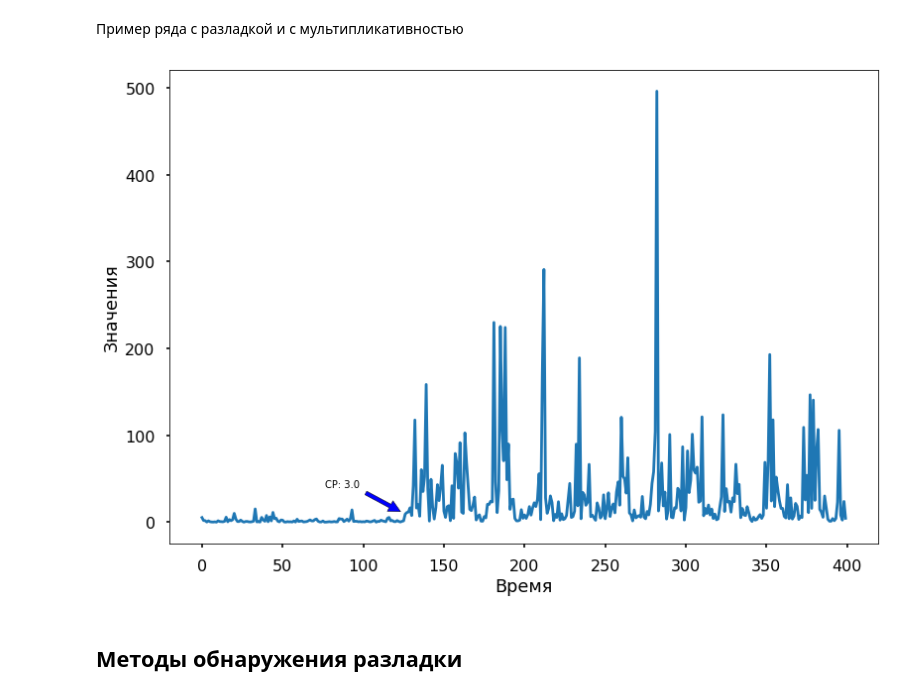
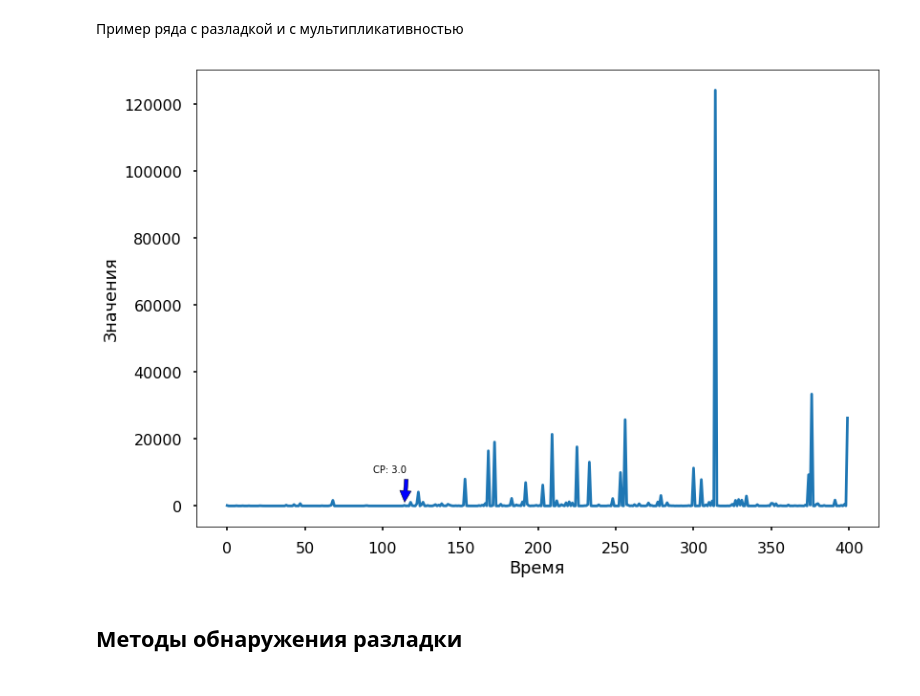
Before and after one commit to Klimmy/nir-ssa, a Jupyter notebook: 3rd semester/Data generating.ipynb, the cells around one changed output. Drawn from its saved outputs; the diff is of its cells as text; code cells hidden in the pictures.

```diff
--- a/3rd semester/Data generating.ipynb
+++ b/3rd semester/Data generating.ipynb
@@ -41,12 +41,12 @@ def data_generator(ts_length = 400, points_to_skip = 48, random_seed = None, cp_
         np.random.seed(random_seed)
 
     signal = np.cos(2*np.pi/24 * np.arange(0, ts_length) + (np.pi/2))
-    noise = np.random.normal(0,1,ts_length)
+    noise = np.random.normal(0,3,ts_length)
     signal = signal+noise
 
     change_point = np.random.choice(np.arange(points_to_skip,ts_length-points_to_skip),1)[0]
     change_point = np.random.choice([None,change_point],1,p=[1-cp_prob,cp_prob])[0]
-    change_point_value = np.random.normal(0,3,1)*np.random.choice([-1,1],1,)[0]
+    change_point_value = np.random.normal(3,0.4,1)*np.random.choice([-1,1],1,)[0]
 
     if change_point:
         signal[change_point:] = signal[change_point:]+change_point_value
@@ -81,15 +81,15 @@ plt.show()
 # %% [markdown]
 Пример ряда с разладкой и с мультипликативностью
 # %%
-generated = data_generator(cp_prob = 1, is_multiplicative = True, random_seed=102)
+generated = data_generator(cp_prob = 1, is_multiplicative = True, random_seed=1)
 plt.plot(generated[0])
 plt.ylabel('Значения')
 plt.xlabel('Время')
-plt.annotate('CP: {}'.format(round(generated[2][0])), xy=(generated[1], generated[0][generated[1]]), xytext=(generated[1]-50, 40), arrowprops=dict(facecolor='blue', shrink=0.1))
+plt.annotate('CP: {}'.format(round(generated[2][0])), xy=(generated[1], generated[0][generated[1]]), xytext=(generated[1]-20, 10000), arrowprops=dict(facecolor='blue', shrink=0.1))
 plt.savefig('./fig/data_modeling_example_3.png')
 plt.show()
 # %% [output]
-[figure, old version]
+[figure, new version]
 # %% [markdown]
 ## Методы обнаружения разладки
 # %%
```
Also changed, not shown: parts of 33 cells of this notebook, 1 other file.
